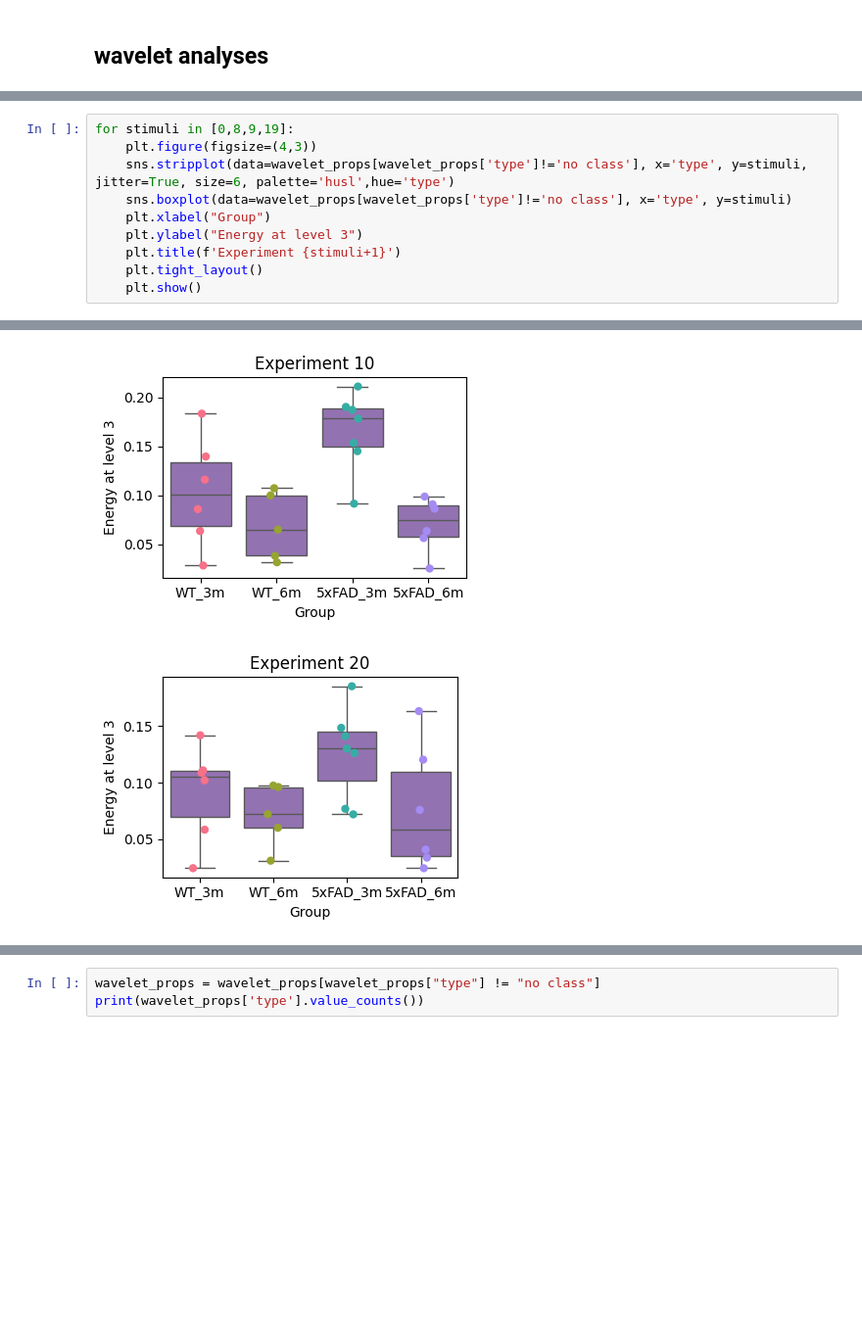
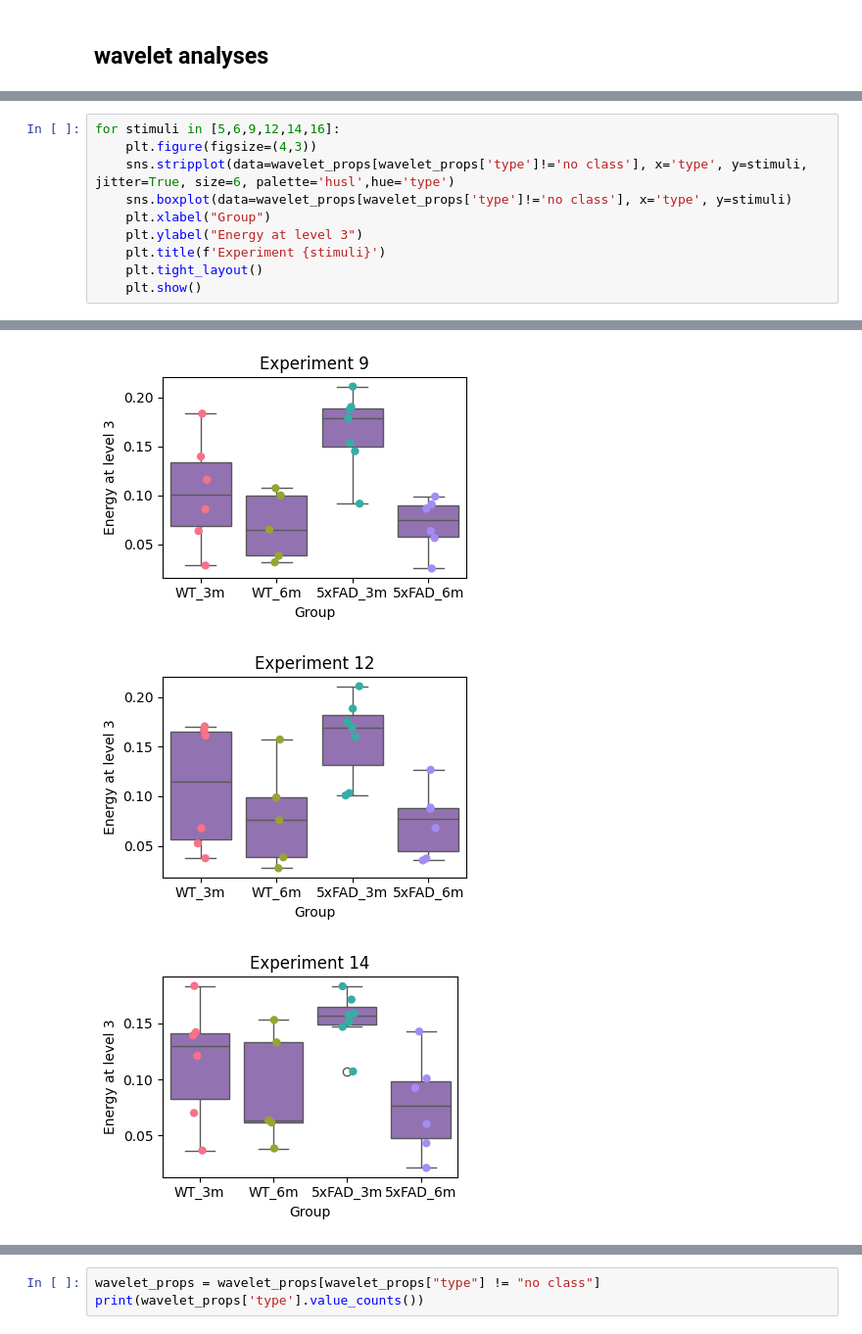
Before and after one commit to gustavo-cornejo/fbm_based_uERG_analysis, a Jupyter notebook: 1D_ind_sin_analyses/analyses.ipynb, the cells around one changed output, grey strips where cells are left out. Shown at 98% size. Drawn from its saved outputs; the diff is of its cells as text; blank space fills up the shorter version.

```diff
--- a/1D_ind_sin_analyses/analyses.ipynb
+++ b/1D_ind_sin_analyses/analyses.ipynb
@@ -168,11 +174,11 @@ KeyboardInterrupt:
 # %%
-for stimuli in [0,8,9,19]:
+for stimuli in [5,6,9,12,14,16]:
     plt.figure(figsize=(4,3))
     sns.stripplot(data=wavelet_props[wavelet_props['type']!='no class'], x='type', y=stimuli, jitter=True, size=6, palette='husl',hue='type')
     sns.boxplot(data=wavelet_props[wavelet_props['type']!='no class'], x='type', y=stimuli)
     plt.xlabel("Group")
     plt.ylabel("Energy at level 3")
-    plt.title(f'Experiment {stimuli+1}')
+    plt.title(f'Experiment {stimuli}')
     plt.tight_layout()
     plt.show()
 # %% [output]
@@ -181,2 +187,3 @@ for stimuli in [0,8,9,19]:
-[figure, old version]
+[figure, new version]
-[figure, old version]
+[figure, new version]
+[figure, added]
```
Also changed, not shown: parts of 11 cells of this notebook, 3 other files.
